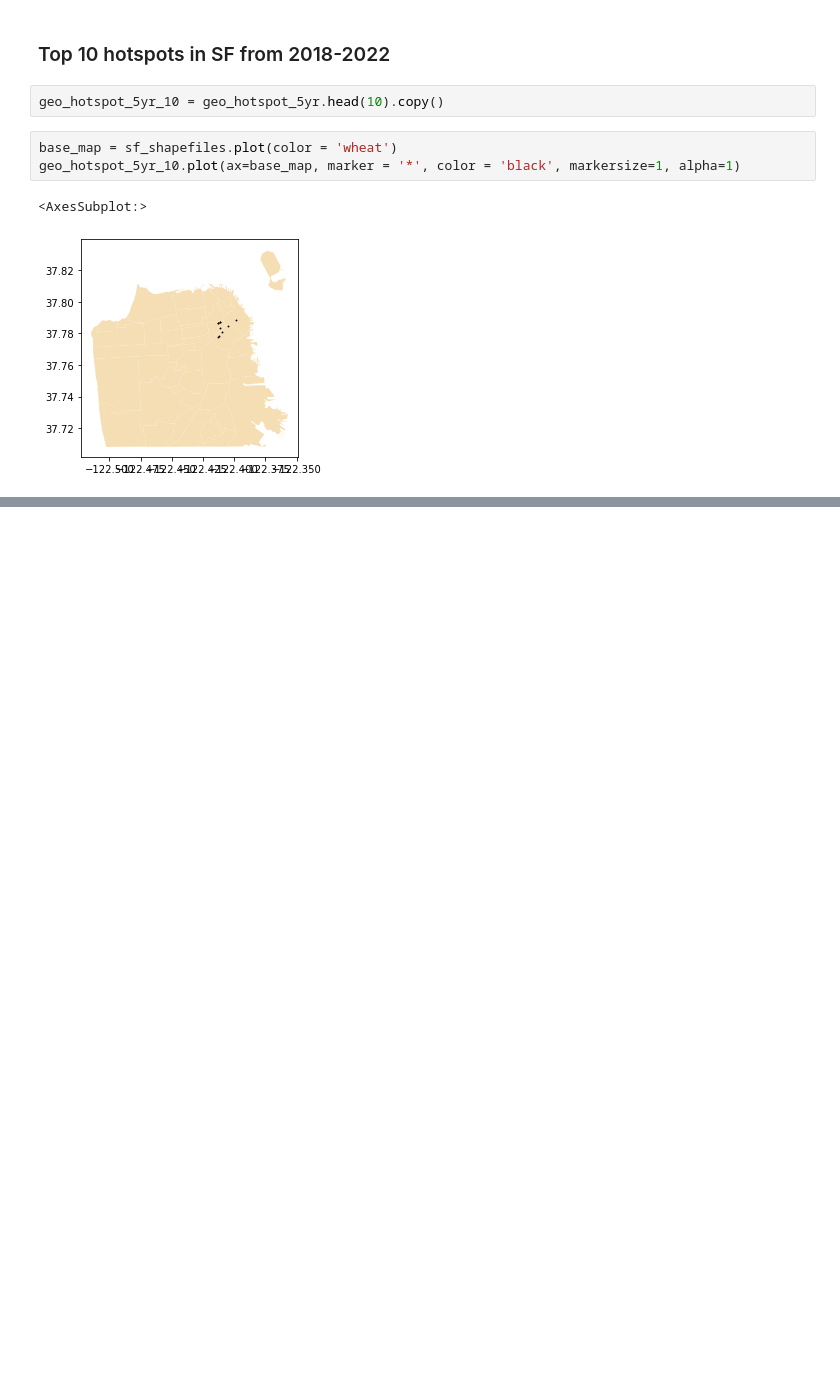
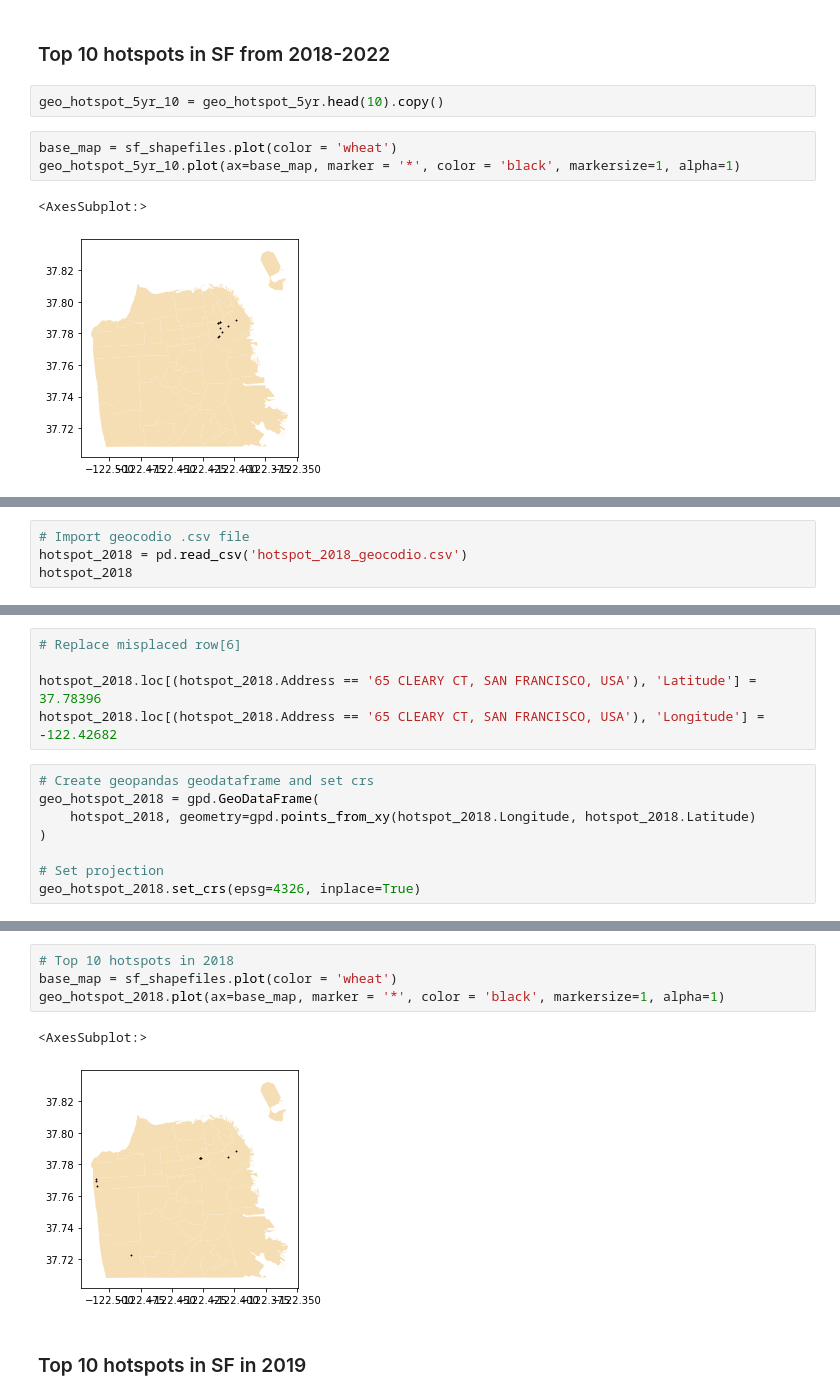
Before and after one commit to jiyuntsai/sf-parking-citation, a Jupyter notebook: 03_st-cleaning-map.ipynb, the cells around one changed output, grey strips where cells are left out. Cells and saved outputs as stored; diff of their text form; blank space fills up the shorter version.

```diff
--- a/03_st-cleaning-map.ipynb
+++ b/03_st-cleaning-map.ipynb
@@ -532,0 +555,4 @@ geo_hotspot_5yr_10.plot(ax=base_map, marker = '*', color = 'black', markersize=1
+# %%
+# Import geocodio .csv file
+hotspot_2018 = pd.read_csv('hotspot_2018_geocodio.csv')
+hotspot_2018
@@ -532,0 +571,13 @@ geo_hotspot_5yr_10.plot(ax=base_map, marker = '*', color = 'black', markersize=1
+# %%
+# Replace misplaced row[6]
+
+hotspot_2018.loc[(hotspot_2018.Address == '65 CLEARY CT, SAN FRANCISCO, USA'), 'Latitude'] = 37.78396
+hotspot_2018.loc[(hotspot_2018.Address == '65 CLEARY CT, SAN FRANCISCO, USA'), 'Longitude'] = -122.42682
+# %%
+# Create geopandas geodataframe and set crs
+geo_hotspot_2018 = gpd.GeoDataFrame(
+    hotspot_2018, geometry=gpd.points_from_xy(hotspot_2018.Longitude, hotspot_2018.Latitude)
+)
+
+# Set projection
+geo_hotspot_2018.set_crs(epsg=4326, inplace=True)
@@ -532,0 +596,9 @@ geo_hotspot_5yr_10.plot(ax=base_map, marker = '*', color = 'black', markersize=1
+# %%
+# Top 10 hotspots in 2018
+base_map = sf_shapefiles.plot(color = 'wheat')
+geo_hotspot_2018.plot(ax=base_map, marker = '*', color = 'black', markersize=1, alpha=1)
+# %% [output]
+<AxesSubplot:>
+[figure, added]
+# %% [markdown]
+### Top 10 hotspots in SF in 2019
```
Also changed, not shown: parts of 29 cells of this notebook.
